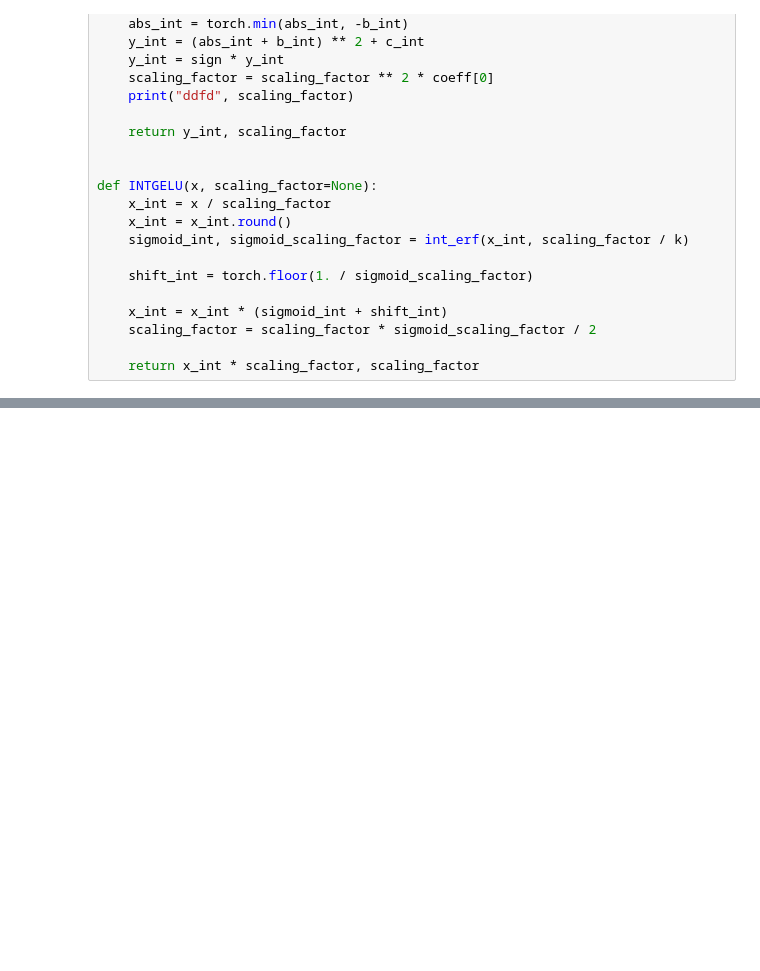
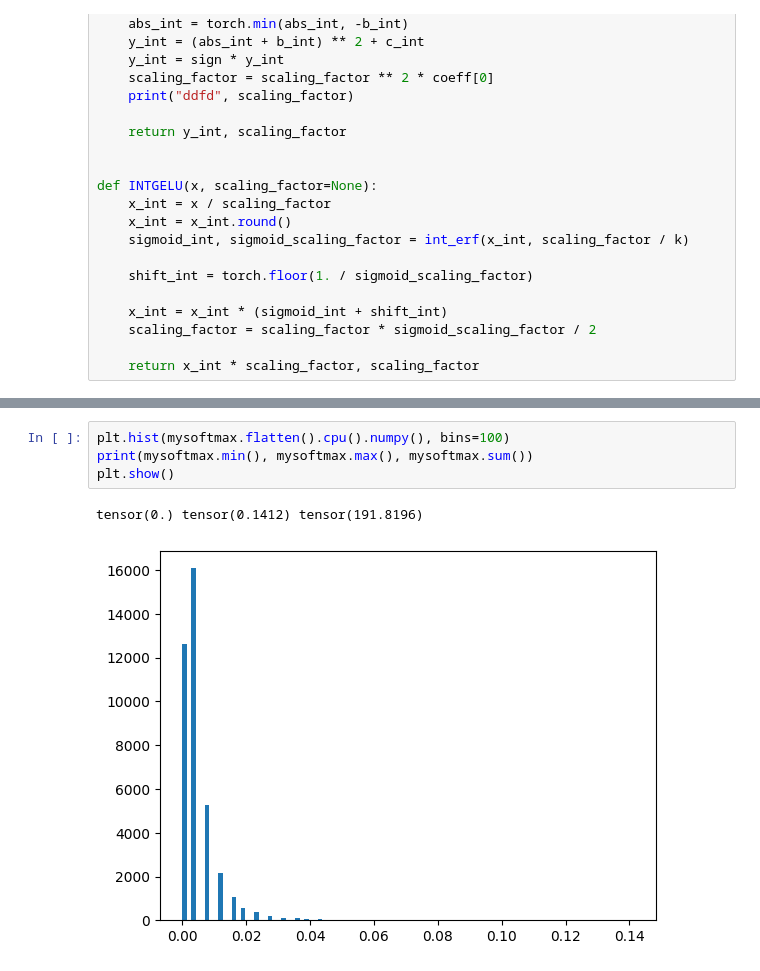
Before and after one commit to jiho264/myQuantTF, a Jupyter notebook: prac/int_gelu.ipynb, the cells around one changed output, grey strips where cells are left out. Drawn from its saved outputs; the diff is of its cells as text; blank space fills up the shorter version.

```diff
--- a/prac/int_gelu.ipynb
+++ b/prac/int_gelu.ipynb
@@ -147,0 +217,7 @@ tensor(True)
+# %%
+plt.hist(mysoftmax.flatten().cpu().numpy(), bins=100)
+print(mysoftmax.min(), mysoftmax.max(), mysoftmax.sum())
+plt.show()
+# %% [output]
+tensor(0.) tensor(0.1412) tensor(191.8196)
+[figure, added]
```
Also changed, not shown: parts of 6 cells of this notebook, 3 other files.
